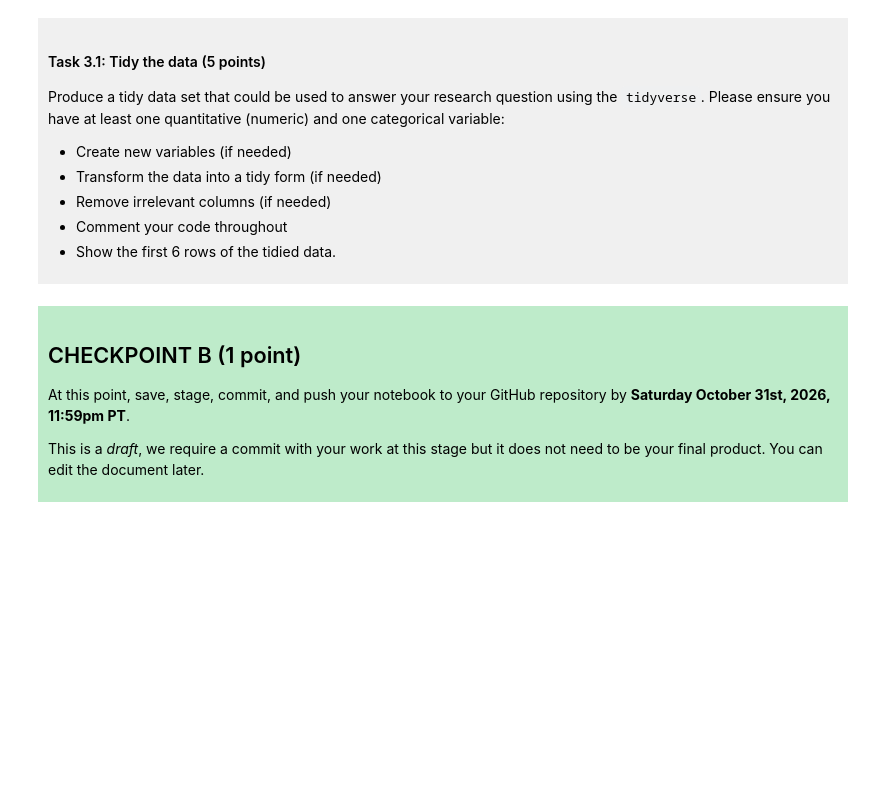
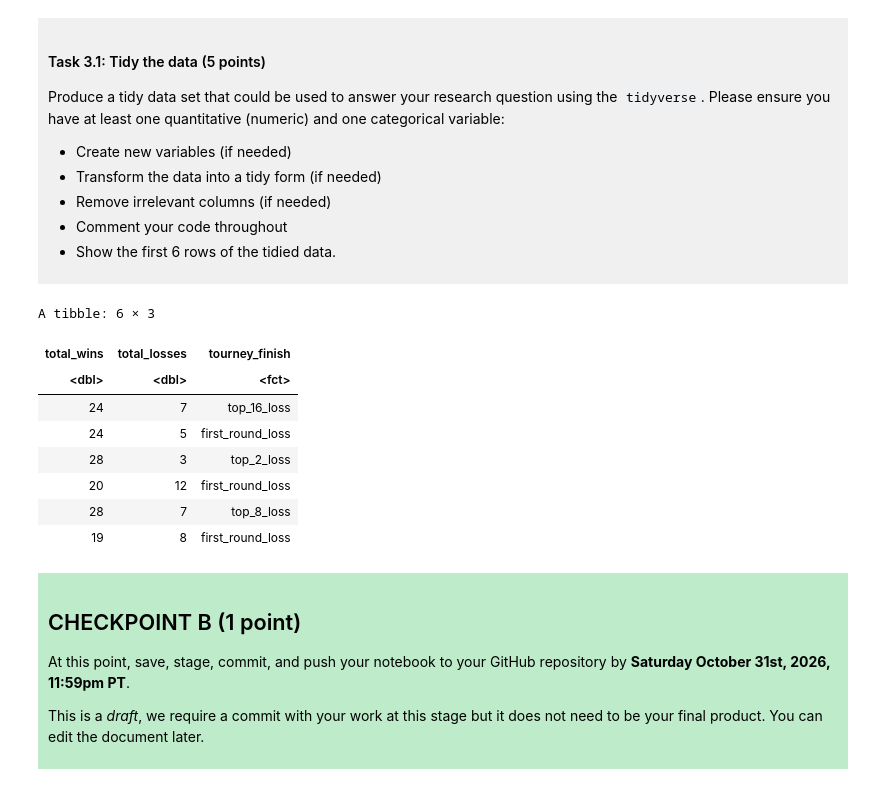
Before and after one commit to cliupatra/dsci-100-project-alexis-liu, a Jupyter notebook: dsci-100-project-notebook.ipynb, the cells around one changed output. Drawn from its saved outputs; the diff is of its cells as text; code cells hidden in the pictures; blank space fills up the shorter version.

```diff
--- a/dsci-100-project-notebook.ipynb
+++ b/dsci-100-project-notebook.ipynb
@@ -210,7 +220,25 @@ Produce a tidy data set that could be used to answer your research question usin
 
 </div>
 # %%
-### EDIT THIS CODE CELL ###
+# keep only the predictor variables (total_wins, total_losses) and the response variable (tourney_finish)
+basketball_tidy <- basketball |>
+    select(total_wins, total_losses, tourney_finish)
+
+# tourney_finish is an ordered category, so turn it into a factor variable
+basketball_tidy <- basketball_tidy |>
+    mutate(tourney_finish = as_factor(tourney_finish))
+
+head(basketball_tidy)
+# %% [output]
+A tibble: 6 × 3
+| total_wins | total_losses | tourney_finish |
+| <dbl> | <dbl> | <fct> |
+| 24 | 7 | top_16_loss |
+| 24 | 5 | first_round_loss |
+| 28 | 3 | top_2_loss |
+| 20 | 12 | first_round_loss |
+| 28 | 7 | top_8_loss |
+| 19 | 8 | first_round_loss |
 # %% [markdown]
 <div style="background-color: #beebca; padding: 10px;">
 
```
Also changed, not shown: parts of 1 cell of this notebook.
